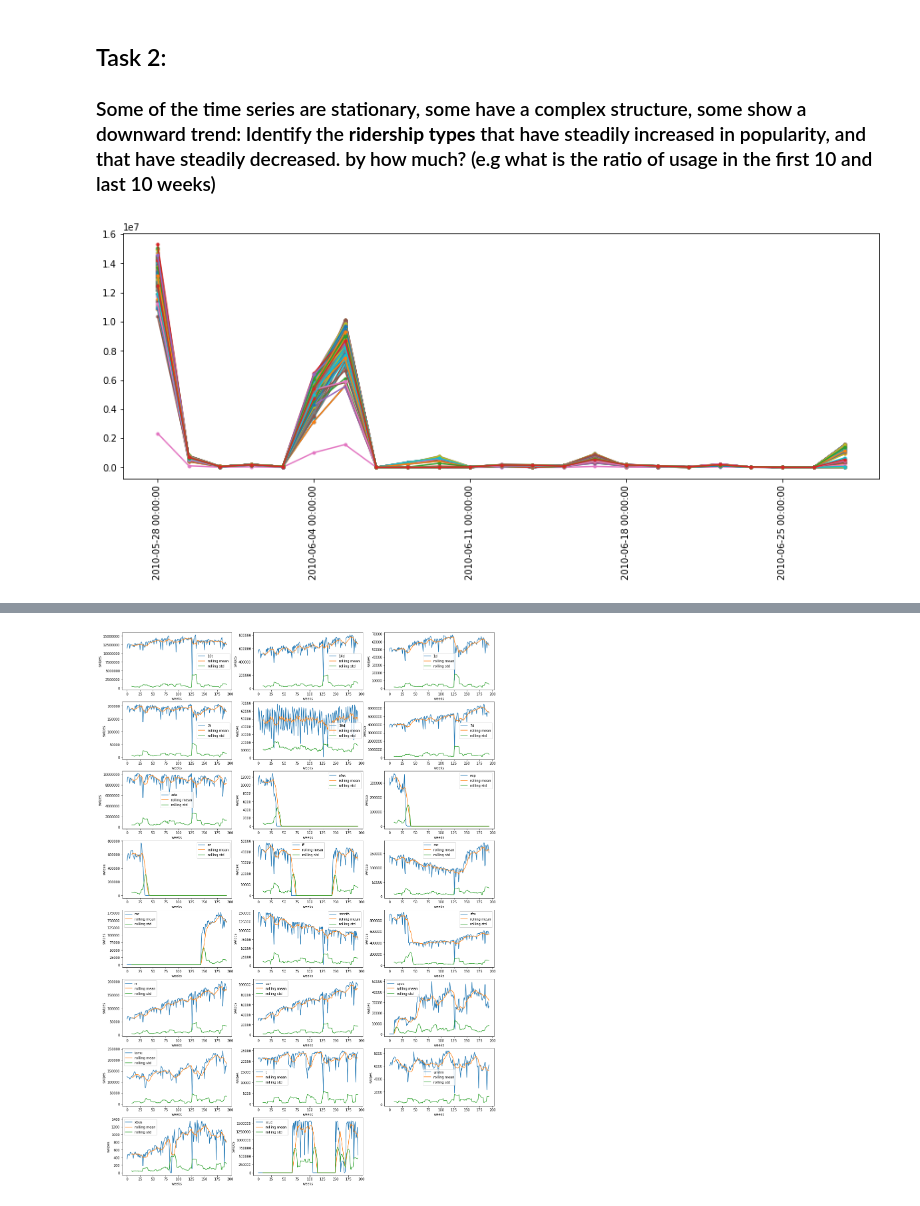
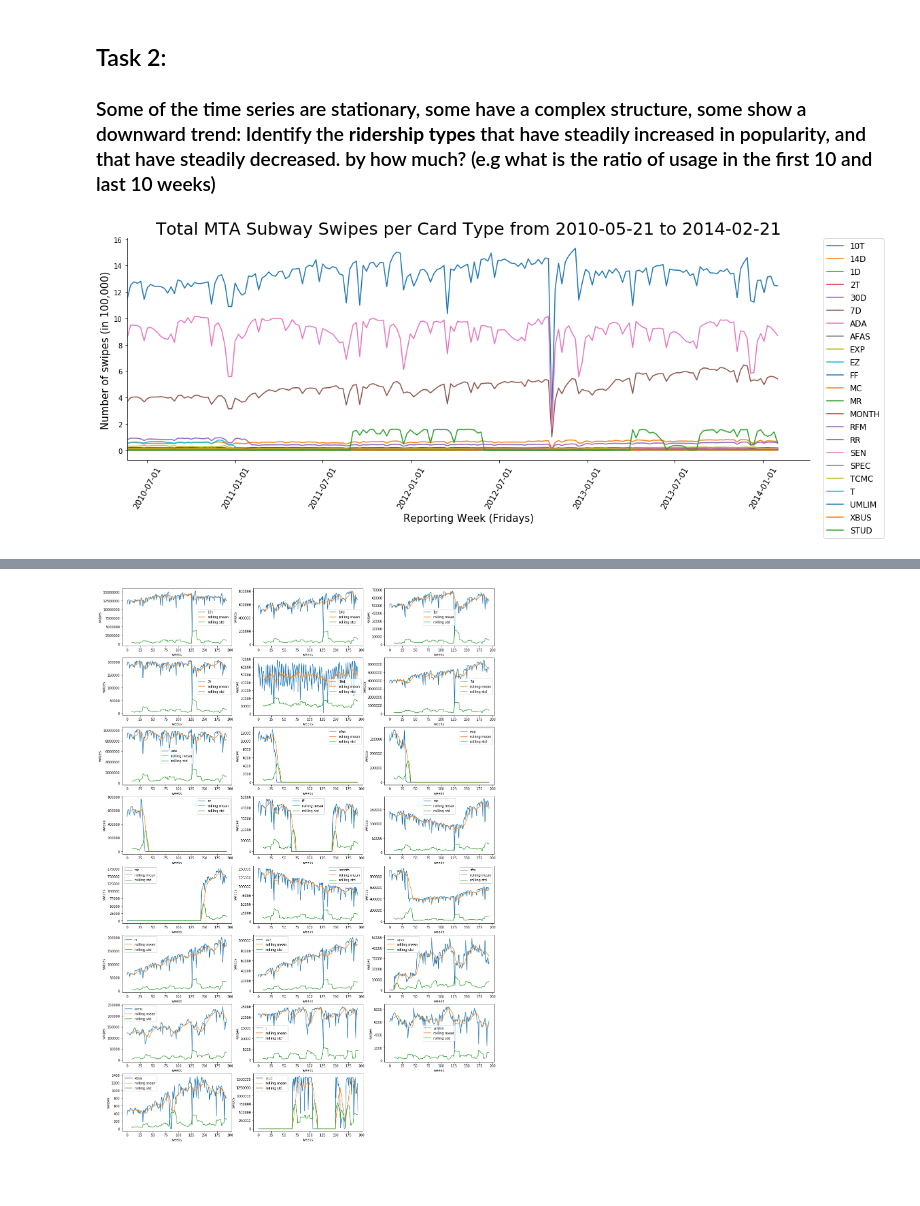
Before and after one commit to qiuyliu/PUI2017_uc288, a Jupyter notebook: HW10_uc288/HW10_Subway_TimeSeries.ipynb, the cells around one changed output, grey strips where cells are left out. Cells and saved outputs as stored; diff of their text form; code cells hidden in the pictures; blank space fills up the shorter version.

```diff
--- a/HW10_uc288/HW10_Subway_TimeSeries.ipynb
+++ b/HW10_uc288/HW10_Subway_TimeSeries.ipynb
@@ -149,13 +192,28 @@ Hurricane Sandy~
 # %% [markdown]
 ## Task 2:
 ### Some of the time series are stationary, some have a complex structure, some show a downward trend: Identify the **ridership types**  that have steadily increased in popularity,  and that have steadily decreased. by how much? (e.g what is the ratio of usage in the first 10 and last 10 weeks)
-# %%
-fig = pl.figure(figsize=(15,5))
-ax = fig.add_subplot(111)
-
-ax.plot(countPerCardType, '.-')
-ax.set_xticklabels(dates, rotation=90);
-# %% [output]
-[figure, removed]
+# %%
+logcount = np.log10(countPerCardType)
+fig = pl.figure(figsize=(18,6))
+ax = fig.add_subplot(111)
+
+for y_arr, label in zip(countPerCardType/1e6, ridetype):
+    ax.plot(dates, y_arr, label=label.upper())
+
+ax.set_xticklabels(dates, rotation=60, fontsize=12)
+ax.set_xlim(dates[0])
+
+ax.set_xlabel("Reporting Week (Fridays)", fontsize=15)
+ax.set_ylabel("Number of swipes (in 100,000)", fontsize=15)
+
+ax.get_xaxis().set_major_formatter(mdates.DateFormatter('%Y-%m-%d'))
+
+plt.legend(bbox_to_anchor=(1.02, 1), loc=2, borderaxespad=0., fontsize=12)
+ax.spines['right'].set_visible(False)
+ax.spines['top'].set_visible(False)
+
+ax.set_title("Total MTA Subway Swipes per Card Type from 2010-05-21 to 2014-02-21", fontsize=25);
+# %% [output]
+[figure, added]
 # %%
 dfCardType = pd.DataFrame(countPerCardType.transpose())
```
Also changed, not shown: parts of 22 cells of this notebook.
